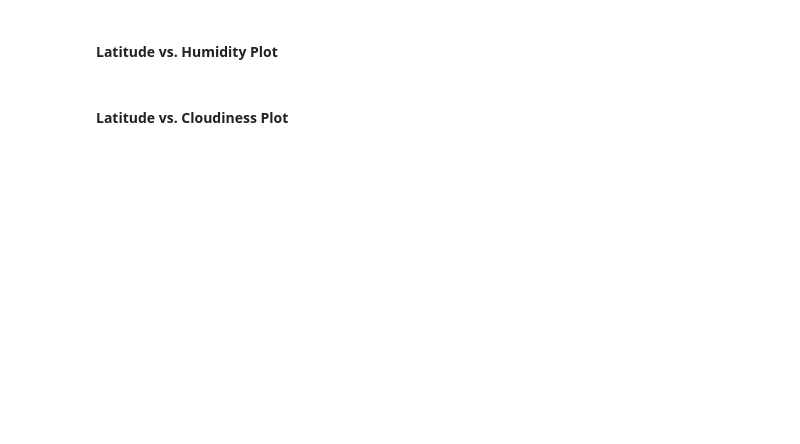
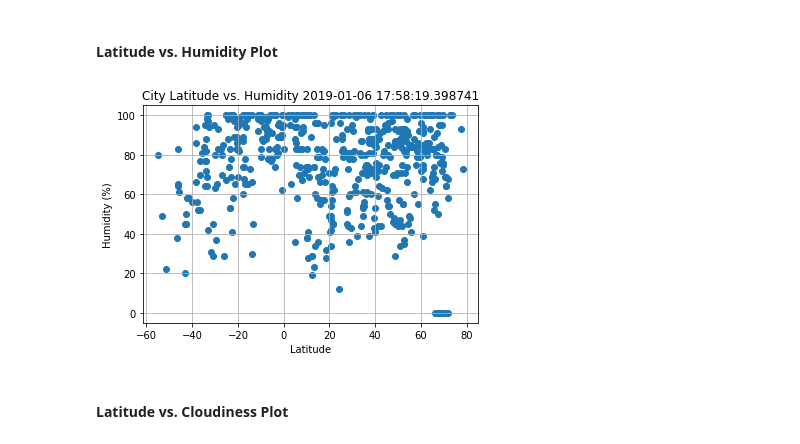
Before and after one commit to Lmarier00/Python-APIs, a Jupyter notebook: Instructions/starter_code/WeatherPy.ipynb, the cells around one changed output. Drawn from its saved outputs; the diff is of its cells as text; code cells hidden in the pictures; blank space fills up the shorter version.

```diff
--- a/Instructions/starter_code/WeatherPy.ipynb
+++ b/Instructions/starter_code/WeatherPy.ipynb
@@ -125,4 +191,23 @@ plt.scatter(x_axis, y-axis, marker="o", facecolors="red", edgecolors="black",
 # %% [markdown]
 #### Latitude vs. Humidity Plot
+# %%
+#Plot City Latitude vs. Humidity
+
+# Add Title and labels for X and Y axis
+plt.title("City Latitude vs. Humidity " + str(now))
+plt.xlabel("Latitude")
+plt.ylabel("Humidity (%)")
+plt.grid(True)
+
+#Plot City Latitude vs. Max Temperature
+plt.scatter(city_data_pd["lat"], city_data_pd["Humidity"], marker="o")
+
+# Save the figure
+plt.savefig("LatHumidityInWorldCities.png")
+
+# Show plot
+plt.show()
+# %% [output]
+[figure, added]
 # %% [markdown]
 #### Latitude vs. Cloudiness Plot
```
Also changed, not shown: parts of 12 cells of this notebook, 6 other files.
